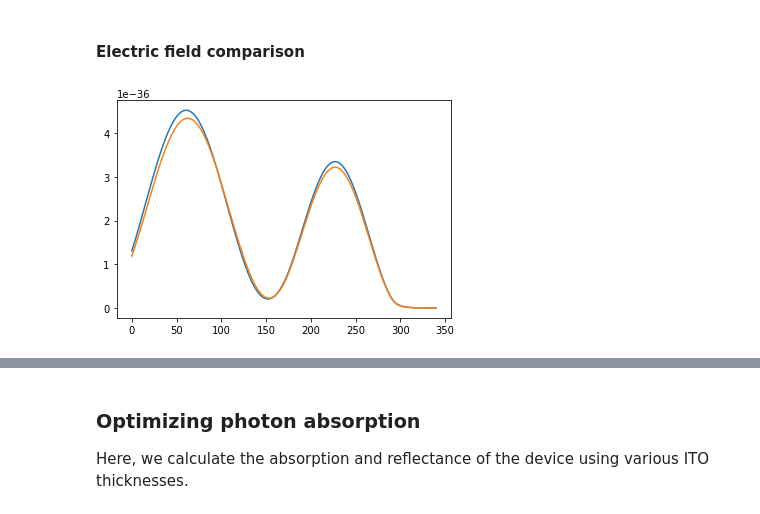
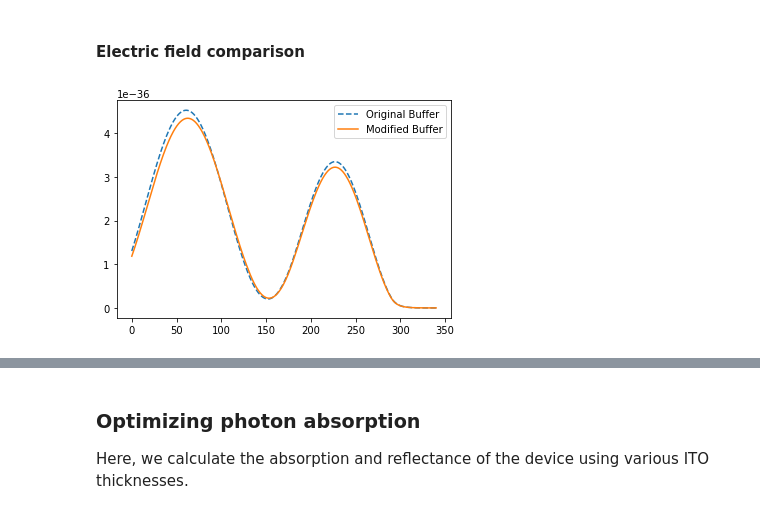
Before and after one commit to JohnPHealey/osc-optical-optimization, a Jupyter notebook: pedot_tfm_simulation.ipynb, the cells around one changed output, grey strips where cells are left out. Drawn from its saved outputs; the diff is of its cells as text; code cells hidden in the pictures.

```diff
--- a/pedot_tfm_simulation.ipynb
+++ b/pedot_tfm_simulation.ipynb
@@ -150,7 +150,7 @@ xi[0] = -1 # ensure that both d and xi are negative for the ambient, since they
 #### System Transfer Matrix
 # %%
 # Returns the scattering matrix corresponding to the given layers. Defaults to the matrix for the System.
-def scattering_matrix(start_layer=1, stop_layer=m, t=t, r=r):
+def scattering_matrix(start_layer=1, stop_layer=m, t=t, r=r, d=d):
     prod = np.identity(2) # initial value of cumulative product
     for v in range(start_layer, stop_layer+1):
         # interface matrix I_(v-1)v
@@ -188,7 +188,8 @@ print(S)
 
 Here, we calculate the distribution of the normalized modulus squared of the incident optical electric field of the device using two different buffer layers.
 # %%
-def electric_field(S_left, S_right, j, x):
+# Returns the electric field at point x in layer j, given the partial scattering matrices.
+def electric_field(S_left, S_right, j, x, d=d):
     exp_1 = cmath.exp(-1j*xi[j] * (d[j]-x))
     exp_2 = cmath.exp(1j*xi[j] * (d[j]-x))
     numerator = (S_right[0][0] * exp_1) + (S_right[1][0] * exp_2)
@@ -226,29 +227,30 @@ r_mod = np.array(r_mod)
 # %%
 E = []
 E_mod = []
 position = []
 current_position = 0
 for j in range(1, m+2):
     # To the left of j:
     S_left = scattering_matrix(1, j-1)
     S_left_mod = scattering_matrix(1, j-1, t=t_mod, r=r_mod)
 
     # To the right of j:
     S_right = scattering_matrix(j+1, m)
     S_right_mod = scattering_matrix(j+1, m, t=t_mod, r=r_mod)
 
     # Electric field in j:
     x_j = np.linspace(0, d[j], 200) # values for position in this layer
     position.extend(x_j + current_position)
     current_position += d[j]
     for x in x_j:
         E.append(electric_field(S_left, S_right, j, x))
         E_mod.append(electric_field(S_left_mod, S_right_mod, j, x))
 
 E_norm = np.array(np.abs(E)**2)
 E_mod_norm = np.array(np.abs(E_mod)**2)
-plt.plot(position, E_norm)
-plt.plot(position, E_mod_norm)
+plt.plot(position, E_norm, label="Original Buffer", linestyle='--')
+plt.plot(position, E_mod_norm, label="Modified Buffer")
+plt.legend()
 plt.show()
 # %% [output]
-[figure, old version]
+[figure, new version]
```
Also changed, not shown: parts of 3 cells of this notebook.
